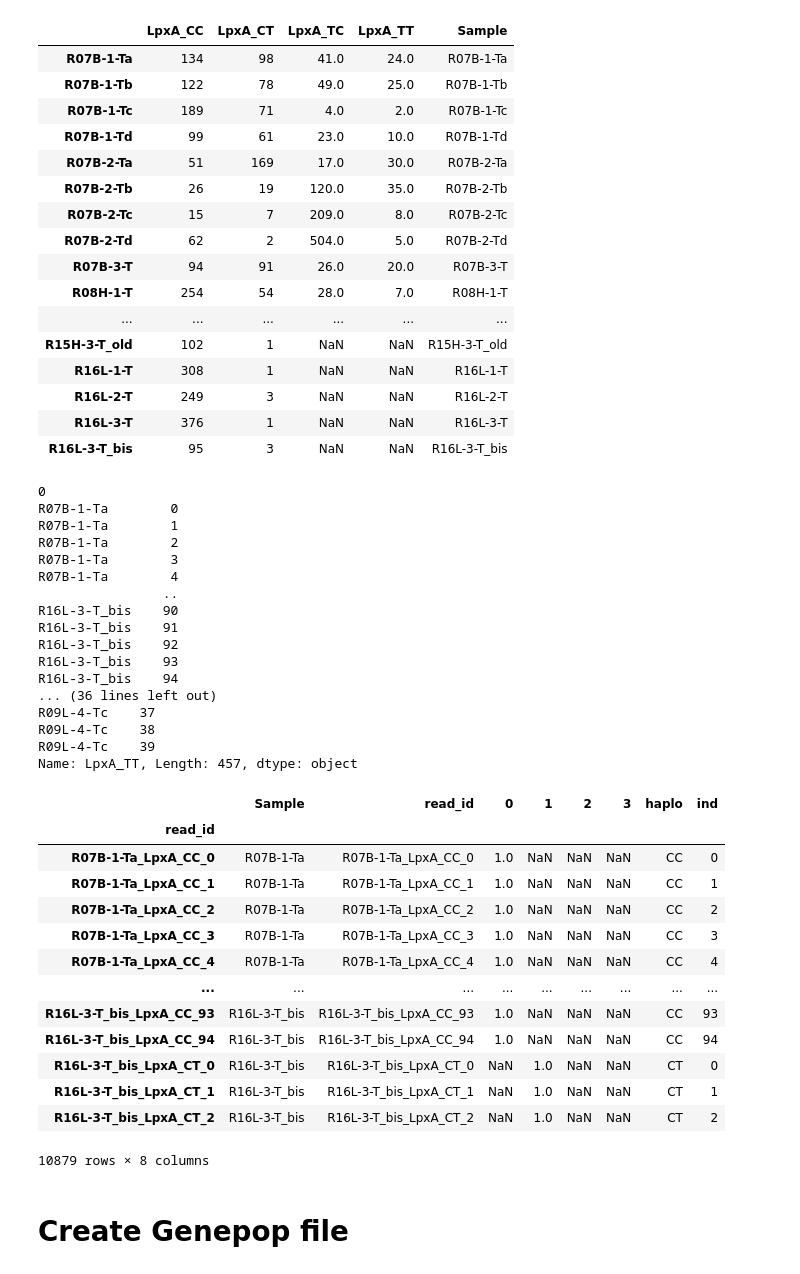
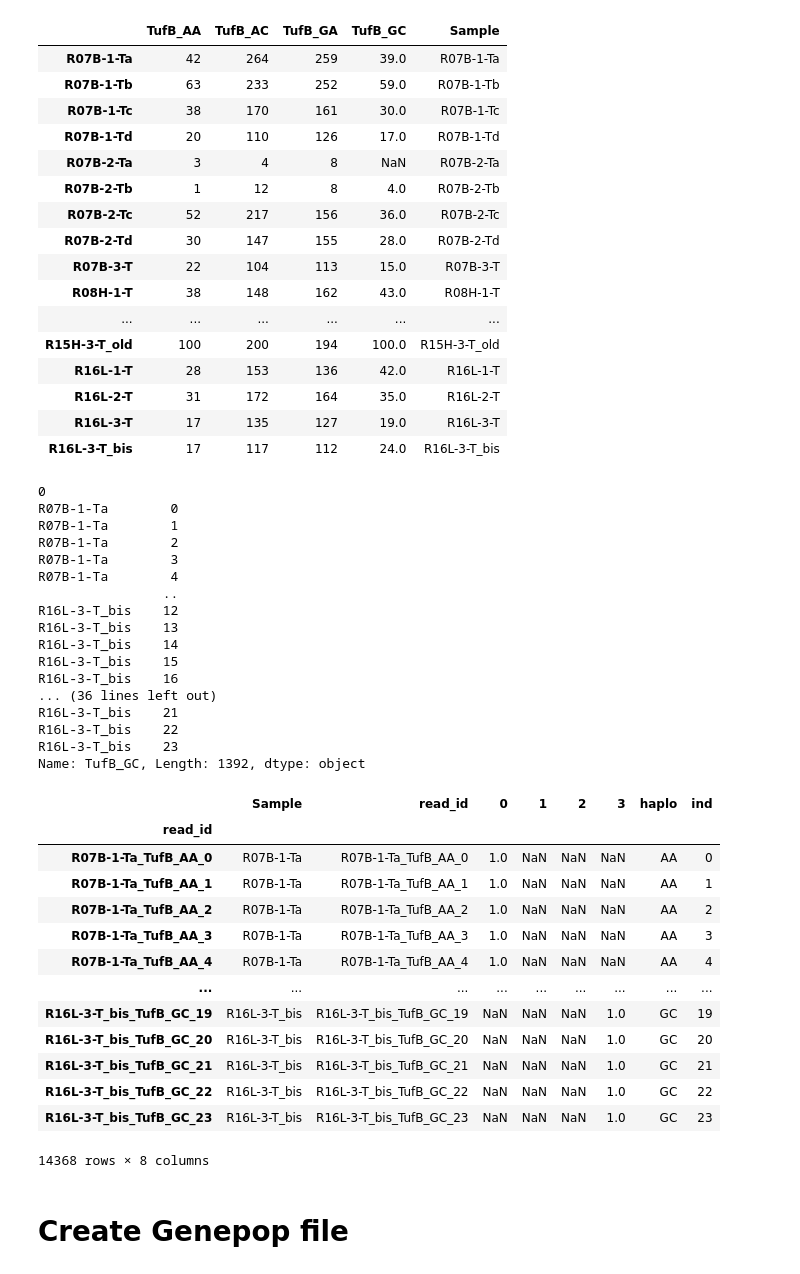
Before and after one commit to maepz/CRISPR_distance, a Jupyter notebook: Mydata/Per_read/Generate_SSR_env_files_for_AMOVA_pegas_amplicons.ipynb, the cells around one changed output. Drawn from its saved outputs; the diff is of its cells as text; code cells hidden in the pictures.

```diff
--- a/Mydata/Per_read/Generate_SSR_env_files_for_AMOVA_pegas_amplicons.ipynb
+++ b/Mydata/Per_read/Generate_SSR_env_files_for_AMOVA_pegas_amplicons.ipynb
@@ -4,35 +4,38 @@ import numpy as np
 # %%
 # Amplicons
 amplicons = pd.read_csv('../Amplicons_haplotypes_all.txt', sep='\t',header=0, index_col=0)
 amplicons['Sample'] = [item[12:] for item in amplicons.index.values]
 amplicons.index=[item[12:] for item in amplicons.index.values]
 amplicons=amplicons.sort_index()
 amplicons
 
 locus_dic={'LpxA':['LpxA_CC','LpxA_CT','LpxA_TC','LpxA_TT'],'PleD':['PleD_AA', 'PleD_GA','PleD_GG', 'PleD_AG'],'TufB':['TufB_AA', 'TufB_AC', 'TufB_GA', 'TufB_GC']}
-# LpxA
-locus='LpxA'
+
+# locus='LpxA'
+# locus='PleD'
+locus='TufB'
+
 
 df = amplicons.loc[:,locus_dic[locus]+['Sample']]
 df
 # %% [output]
-|  | LpxA_CC | LpxA_CT | LpxA_TC | LpxA_TT | Sample |
-| R07B-1-Ta | 134 | 98 | 41.0 | 24.0 | R07B-1-Ta |
-| R07B-1-Tb | 122 | 78 | 49.0 | 25.0 | R07B-1-Tb |
-| R07B-1-Tc | 189 | 71 | 4.0 | 2.0 | R07B-1-Tc |
-| R07B-1-Td | 99 | 61 | 23.0 | 10.0 | R07B-1-Td |
-| R07B-2-Ta | 51 | 169 | 17.0 | 30.0 | R07B-2-Ta |
-| R07B-2-Tb | 26 | 19 | 120.0 | 35.0 | R07B-2-Tb |
-| R07B-2-Tc | 15 | 7 | 209.0 | 8.0 | R07B-2-Tc |
-| R07B-2-Td | 62 | 2 | 504.0 | 5.0 | R07B-2-Td |
-| R07B-3-T | 94 | 91 | 26.0 | 20.0 | R07B-3-T |
-| R08H-1-T | 254 | 54 | 28.0 | 7.0 | R08H-1-T |
+|  | TufB_AA | TufB_AC | TufB_GA | TufB_GC | Sample |
+| R07B-1-Ta | 42 | 264 | 259 | 39.0 | R07B-1-Ta |
+| R07B-1-Tb | 63 | 233 | 252 | 59.0 | R07B-1-Tb |
+| R07B-1-Tc | 38 | 170 | 161 | 30.0 | R07B-1-Tc |
+| R07B-1-Td | 20 | 110 | 126 | 17.0 | R07B-1-Td |
+| R07B-2-Ta | 3 | 4 | 8 | NaN | R07B-2-Ta |
+| R07B-2-Tb | 1 | 12 | 8 | 4.0 | R07B-2-Tb |
+| R07B-2-Tc | 52 | 217 | 156 | 36.0 | R07B-2-Tc |
+| R07B-2-Td | 30 | 147 | 155 | 28.0 | R07B-2-Td |
+| R07B-3-T | 22 | 104 | 113 | 15.0 | R07B-3-T |
+| R08H-1-T | 38 | 148 | 162 | 43.0 | R08H-1-T |
 | ... | ... | ... | ... | ... | ... |
-| R15H-3-T_old | 102 | 1 | NaN | NaN | R15H-3-T_old |
-| R16L-1-T | 308 | 1 | NaN | NaN | R16L-1-T |
-| R16L-2-T | 249 | 3 | NaN | NaN | R16L-2-T |
-| R16L-3-T | 376 | 1 | NaN | NaN | R16L-3-T |
-| R16L-3-T_bis | 95 | 3 | NaN | NaN | R16L-3-T_bis |
+| R15H-3-T_old | 100 | 200 | 194 | 100.0 | R15H-3-T_old |
+| R16L-1-T | 28 | 153 | 136 | 42.0 | R16L-1-T |
+| R16L-2-T | 31 | 172 | 164 | 35.0 | R16L-2-T |
+| R16L-3-T | 17 | 135 | 127 | 19.0 | R16L-3-T |
+| R16L-3-T_bis | 17 | 117 | 112 | 24.0 | R16L-3-T_bis |
 # %%
 df2=pd.DataFrame(columns=['Sample','read_id'])
 
@@ -67,30 +70,30 @@ R07B-1-Ta        2
 R07B-1-Ta        3
 R07B-1-Ta        4
                 ..
-R16L-3-T_bis    90
-R16L-3-T_bis    91
-R16L-3-T_bis    92
-R16L-3-T_bis    93
-R16L-3-T_bis    94
+R16L-3-T_bis    12
+R16L-3-T_bis    13
+R16L-3-T_bis    14
+R16L-3-T_bis    15
+R16L-3-T_bis    16
 ... (36 lines left out)
-R09L-4-Tc    37
-R09L-4-Tc    38
-R09L-4-Tc    39
-Name: LpxA_TT, Length: 457, dtype: object
+R16L-3-T_bis    21
+R16L-3-T_bis    22
+R16L-3-T_bis    23
+Name: TufB_GC, Length: 1392, dtype: object
 |  | Sample | read_id | 0 | 1 | 2 | 3 | haplo | ind |
 | read_id |  |  |  |  |  |  |  |  |
-| R07B-1-Ta_LpxA_CC_0 | R07B-1-Ta | R07B-1-Ta_LpxA_CC_0 | 1.0 | NaN | NaN | NaN | CC | 0 |
-| R07B-1-Ta_LpxA_CC_1 | R07B-1-Ta | R07B-1-Ta_LpxA_CC_1 | 1.0 | NaN | NaN | NaN | CC | 1 |
-| R07B-1-Ta_LpxA_CC_2 | R07B-1-Ta | R07B-1-Ta_LpxA_CC_2 | 1.0 | NaN | NaN | NaN | CC | 2 |
-| R07B-1-Ta_LpxA_CC_3 | R07B-1-Ta | R07B-1-Ta_LpxA_CC_3 | 1.0 | NaN | NaN | NaN | CC | 3 |
-| R07B-1-Ta_LpxA_CC_4 | R07B-1-Ta | R07B-1-Ta_LpxA_CC_4 | 1.0 | NaN | NaN | NaN | CC | 4 |
+| R07B-1-Ta_TufB_AA_0 | R07B-1-Ta | R07B-1-Ta_TufB_AA_0 | 1.0 | NaN | NaN | NaN | AA | 0 |
+| R07B-1-Ta_TufB_AA_1 | R07B-1-Ta | R07B-1-Ta_TufB_AA_1 | 1.0 | NaN | NaN | NaN | AA | 1 |
+| R07B-1-Ta_TufB_AA_2 | R07B-1-Ta | R07B-1-Ta_TufB_AA_2 | 1.0 | NaN | NaN | NaN | AA | 2 |
+| R07B-1-Ta_TufB_AA_3 | R07B-1-Ta | R07B-1-Ta_TufB_AA_3 | 1.0 | NaN | NaN | NaN | AA | 3 |
+| R07B-1-Ta_TufB_AA_4 | R07B-1-Ta | R07B-1-Ta_TufB_AA_4 | 1.0 | NaN | NaN | NaN | AA | 4 |
 | ... | ... | ... | ... | ... | ... | ... | ... | ... |
-| R16L-3-T_bis_LpxA_CC_93 | R16L-3-T_bis | R16L-3-T_bis_LpxA_CC_93 | 1.0 | NaN | NaN | NaN | CC | 93 |
-| R16L-3-T_bis_LpxA_CC_94 | R16L-3-T_bis | R16L-3-T_bis_LpxA_CC_94 | 1.0 | NaN | NaN | NaN | CC | 94 |
-| R16L-3-T_bis_LpxA_CT_0 | R16L-3-T_bis | R16L-3-T_bis_LpxA_CT_0 | NaN | 1.0 | NaN | NaN | CT | 0 |
-| R16L-3-T_bis_LpxA_CT_1 | R16L-3-T_bis | R16L-3-T_bis_LpxA_CT_1 | NaN | 1.0 | NaN | NaN | CT | 1 |
-| R16L-3-T_bis_LpxA_CT_2 | R16L-3-T_bis | R16L-3-T_bis_LpxA_CT_2 | NaN | 1.0 | NaN | NaN | CT | 2 |
+| R16L-3-T_bis_TufB_GC_19 | R16L-3-T_bis | R16L-3-T_bis_TufB_GC_19 | NaN | NaN | NaN | 1.0 | GC | 19 |
+| R16L-3-T_bis_TufB_GC_20 | R16L-3-T_bis | R16L-3-T_bis_TufB_GC_20 | NaN | NaN | NaN | 1.0 | GC | 20 |
+| R16L-3-T_bis_TufB_GC_21 | R16L-3-T_bis | R16L-3-T_bis_TufB_GC_21 | NaN | NaN | NaN | 1.0 | GC | 21 |
+| R16L-3-T_bis_TufB_GC_22 | R16L-3-T_bis | R16L-3-T_bis_TufB_GC_22 | NaN | NaN | NaN | 1.0 | GC | 22 |
+| R16L-3-T_bis_TufB_GC_23 | R16L-3-T_bis | R16L-3-T_bis_TufB_GC_23 | NaN | NaN | NaN | 1.0 | GC | 23 |
-10879 rows × 8 columns
+14368 rows × 8 columns
 # %% [markdown]
 # Create Genepop file
 # %%
```
Also changed, not shown: parts of 6 cells of this notebook, 2 other files.
